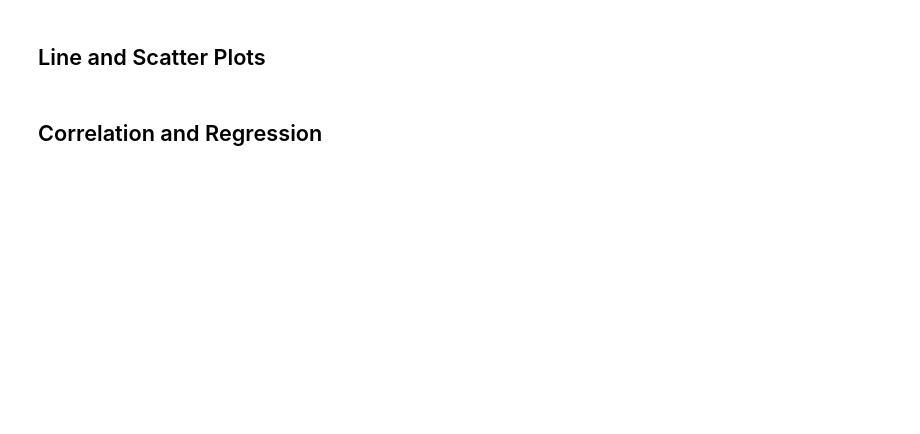
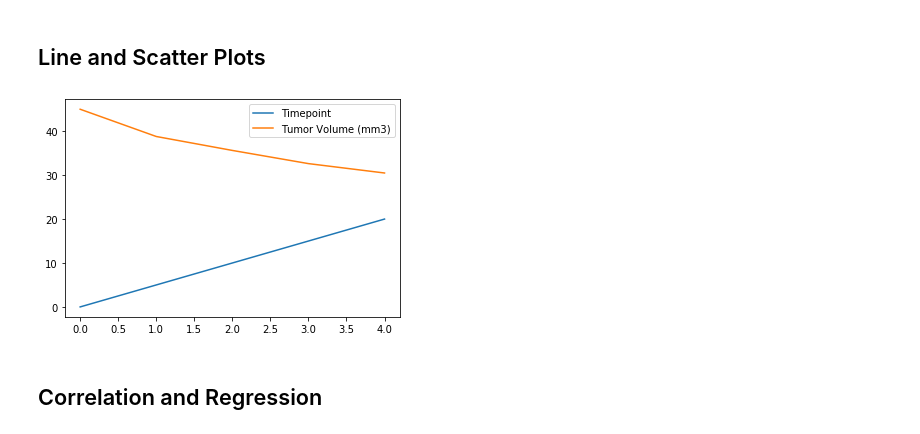
Before and after one commit to GStout17/Matplotlib-Challenge, a Jupyter notebook: Pymaceuticals_SCC _Tumor_Study.ipynb, the cells around one changed output. Cells and saved outputs as stored; diff of their text form; code cells hidden in the pictures; blank space fills up the shorter version.

Commit message:
Finished line plot, still wokring on boxplot

```diff
--- a/Pymaceuticals_SCC _Tumor_Study.ipynb
+++ b/Pymaceuticals_SCC _Tumor_Study.ipynb
@@ -339,3 +359,21 @@ plt.axis("equal")
+# %%
+# Generate a line plot of time point versus tumor volume for a mouse treated with Capomulin (f966)
+time_vs_tumor = clean_df[clean_df["Mouse ID"].isin(["f966"])]
+
+# Creating df with specfic columns
+time_vs_tumor_info = time_vs_tumor[["Mouse ID", "Timepoint", "Tumor Volume (mm3)"]]
+time_vs_tumor_info
+
+# Resting index
+line_plot_df = time_vs_tumor_info.reset_index()
+
+# Creating final line plot
+line_plot_f966 = line_plot_df[["Mouse ID", "Timepoint", "Tumor Volume (mm3)"]]
+line_plot_f9
+
+lines = line_plot_final.plot.line()
+# %% [output]
+[figure, added]
 # %%
 # Generate a scatter plot of mouse weight versus average tumor volume for the Capomulin regimen
 # %% [markdown]
```
Also changed, not shown: parts of 2 cells of this notebook.
